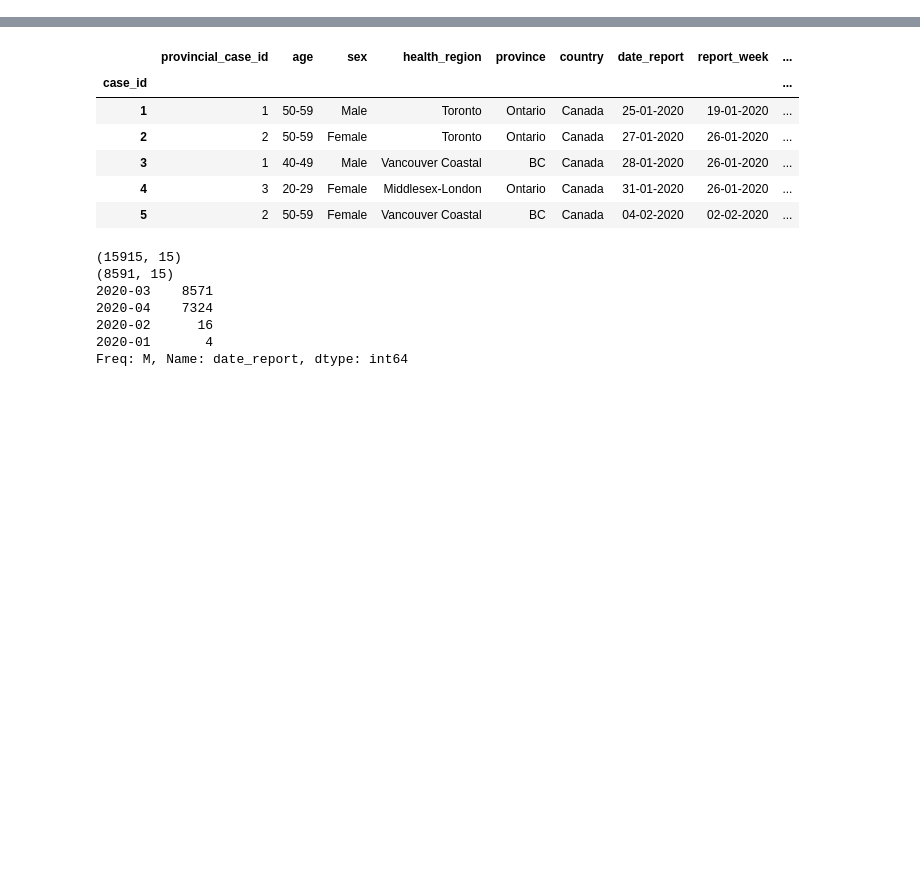
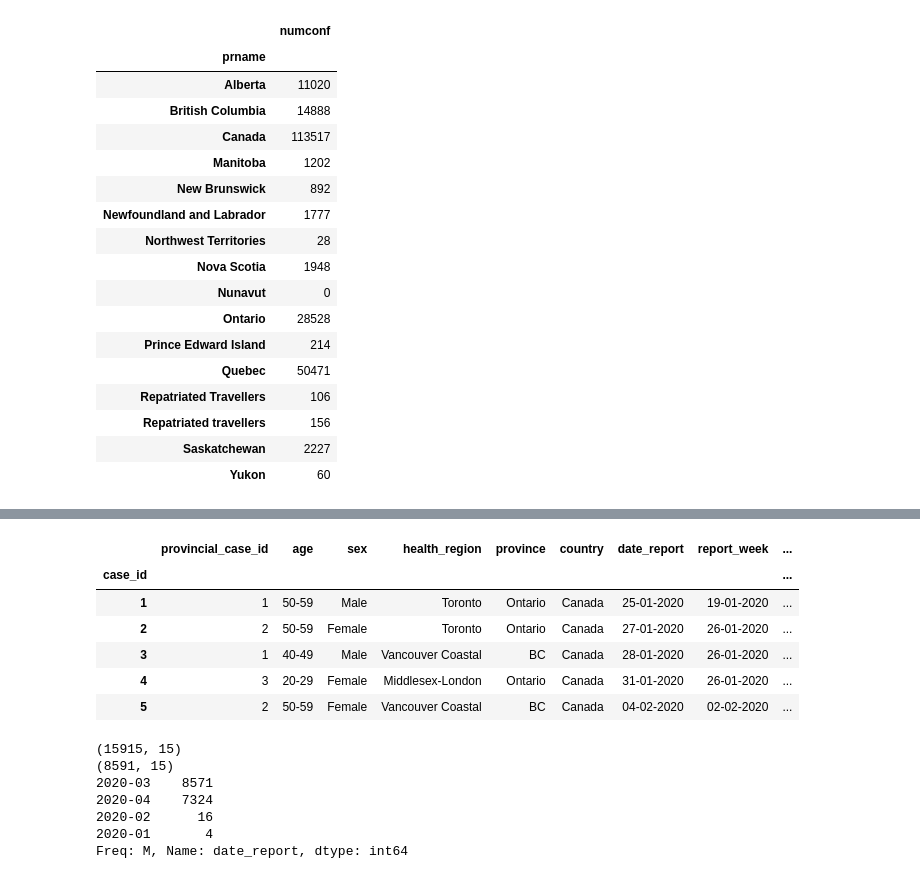
Before and after one commit to nickbent/covid-quebec-ontario, a Jupyter notebook: notebooks/Graphing Canada.ipynb, the cells around one changed output, grey strips where cells are left out. Saved outputs shown, nothing was run; the diff lists cells and outputs as text; code cells hidden in the pictures; blank space fills up the shorter version.

```diff
--- a/notebooks/Graphing Canada.ipynb
+++ b/notebooks/Graphing Canada.ipynb
@@ -22,3 +47,26 @@ NameError: name 'df_JHU_data' is not defined
+# %%
+df_GC = pull_GC()
+df_GC.head()
+df_GC.groupby("prname").agg({"numconf":"sum"})
+# %% [output]
+|  | numconf |
+| prname |  |
+| Alberta | 11020 |
+| British Columbia | 14888 |
+| Canada | 113517 |
+| Manitoba | 1202 |
+| New Brunswick | 892 |
+| Newfoundland and Labrador | 1777 |
+| Northwest Territories | 28 |
+| Nova Scotia | 1948 |
+| Nunavut | 0 |
+| Ontario | 28528 |
+| Prince Edward Island | 214 |
+| Quebec | 50471 |
+| Repatriated Travellers | 106 |
+| Repatriated travellers | 156 |
+| Saskatchewan | 2227 |
+| Yukon | 60 |
 # %%
 df_UofT = pull_UofT_data()
 df_UofT.groupby("province").agg({"provincial_case_id":"count"})
```
Also changed, not shown: parts of 5 cells of this notebook, 1 other file.
